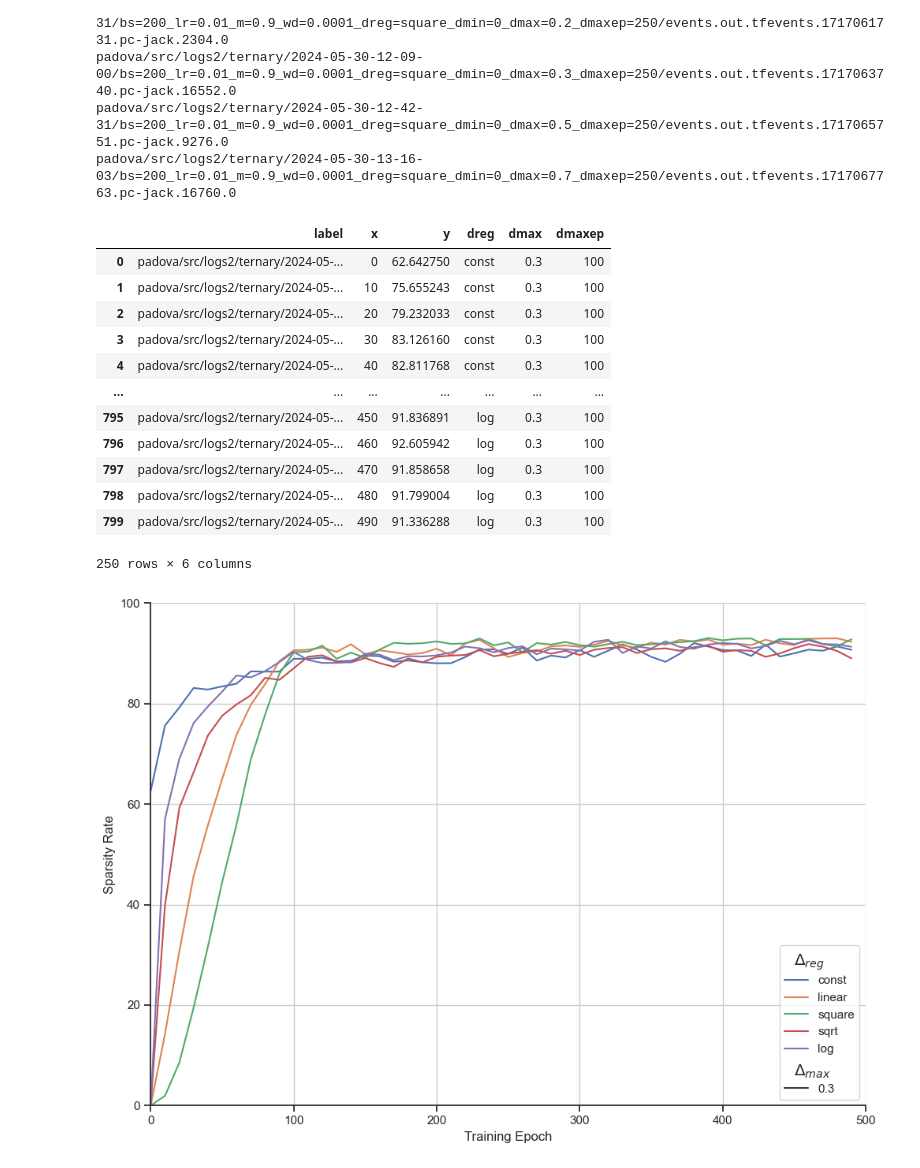
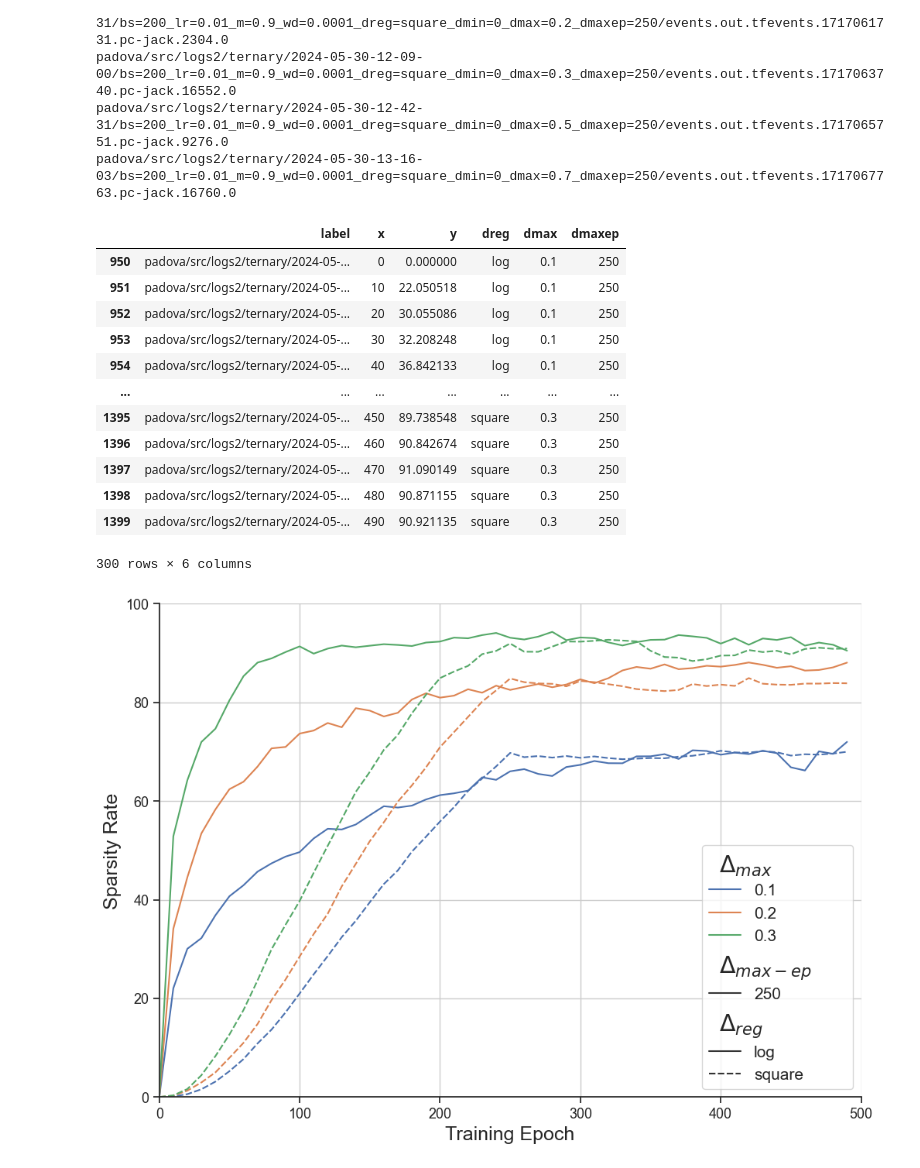
Before and after one commit to jackss011/gyro-classifier, a Jupyter notebook: charts2.ipynb, the cells around one changed output. Saved outputs shown, nothing was run; the diff lists cells and outputs as text; code cells hidden in the pictures.

```diff
--- a/charts2.ipynb
+++ b/charts2.ipynb
@@ -3,6 +3,7 @@ import math as m
 from pathlib import Path
 import pandas as pd
 from matplotlib import pyplot as plt
+import matplotlib
 import seaborn as sns
 import tensorflow as tf
 from tensorflow.python.summary.summary_iterator import summary_iterator
@@ -10,6 +11,10 @@ from tensorflow.python.summary.summary_iterator import summary_iterator
 custom_params = {"axes.spines.right": False, "axes.spines.top": False}
 sns.set_theme(style="ticks", rc=custom_params)
 plt.rcParams['figure.figsize'] = 11.7,8.27
+FONT_SIZE = 18
+plt.rcParams['font.size'] = FONT_SIZE
+matplotlib.rcParams['xtick.labelsize'] = 13
+matplotlib.rcParams['ytick.labelsize'] = 13
 # %%
 def get_scalar_run_tensorboard(tag, filepath):
     values, steps = [], []
@@ -63,7 +68,7 @@ def fix_legend(legend):
             make_it_title=False
 
         if make_it_title:
-            t.set_position((-30, -3))
+            t.set_position((-45, -3))
             t.set_fontweight("bold")
             t.set_fontsize('large')
 # %%
@@ -92,37 +97,43 @@ padova/src/logs2/ternary/2024-05-30-12-42-31/bs=200_lr=0.01_m=0.9_wd=0.0001_dreg
 padova/src/logs2/ternary/2024-05-30-13-16-03/bs=200_lr=0.01_m=0.9_wd=0.0001_dreg=square_dmin=0_dmax=0.7_dmaxep=250/events.out.tfevents.1717067763.pc-jack.16760.0
 # %%
 def filter_df(df):
+    df = df[df["dmaxep"] == 250]
+    df = df[df["dmax"].map(lambda x: x in ['0.2', '0.3', '0.1'])]
+    return df
+
+def filter_df2(df):
     df = df[df["dmaxep"] == 100]
-    return df[df["dmax"].map(lambda x: x in ['0.3'])]
+    df = df[df["dmax"].map(lambda x: x in ['0.3'])]
+    return df
 
 
 df1 = get_df(runs, 'weights/zeros')
 df1 = filter_df(df1)
 
 plt.grid()
-plt.ylabel("Sparsity Rate")
-plt.xlabel("Training Epoch")
+plt.ylabel("Sparsity Rate", fontsize=FONT_SIZE)
+plt.xlabel("Training Epoch", fontsize=FONT_SIZE)
 plt.ylim((0, 100))
 plt.xlim((0, 500))
-g = sns.lineplot(data=df1, x="x", y="y", hue="dreg", style="dmax", estimator=None)
+g = sns.lineplot(data=df1, x="x", y="y", hue="dmax", style="dreg", size="dmaxep", estimator=None, sizes=(1.5, 1.5))
 
-legend = g.legend()
+legend = g.legend(fontsize=15)
 fix_legend(legend)
 df1
 # %% [output]
 |  | label | x | y | dreg | dmax | dmaxep |
-| 0 | padova/src/logs2/ternary/2024-05-... | 0 | 62.642750 | const | 0.3 | 100 |
-| 1 | padova/src/logs2/ternary/2024-05-... | 10 | 75.655243 | const | 0.3 | 100 |
-| 2 | padova/src/logs2/ternary/2024-05-... | 20 | 79.232033 | const | 0.3 | 100 |
-| 3 | padova/src/logs2/ternary/2024-05-... | 30 | 83.126160 | const | 0.3 | 100 |
-| 4 | padova/src/logs2/ternary/2024-05-... | 40 | 82.811768 | const | 0.3 | 100 |
+| 950 | padova/src/logs2/ternary/2024-05-... | 0 | 0.000000 | log | 0.1 | 250 |
+| 951 | padova/src/logs2/ternary/2024-05-... | 10 | 22.050518 | log | 0.1 | 250 |
+| 952 | padova/src/logs2/ternary/2024-05-... | 20 | 30.055086 | log | 0.1 | 250 |
+| 953 | padova/src/logs2/ternary/2024-05-... | 30 | 32.208248 | log | 0.1 | 250 |
+| 954 | padova/src/logs2/ternary/2024-05-... | 40 | 36.842133 | log | 0.1 | 250 |
 | ... | ... | ... | ... | ... | ... | ... |
-| 795 | padova/src/logs2/ternary/2024-05-... | 450 | 91.836891 | log | 0.3 | 100 |
-| 796 | padova/src/logs2/ternary/2024-05-... | 460 | 92.605942 | log | 0.3 | 100 |
-| 797 | padova/src/logs2/ternary/2024-05-... | 470 | 91.858658 | log | 0.3 | 100 |
-| 798 | padova/src/logs2/ternary/2024-05-... | 480 | 91.799004 | log | 0.3 | 100 |
-| 799 | padova/src/logs2/ternary/2024-05-... | 490 | 91.336288 | log | 0.3 | 100 |
+| 1395 | padova/src/logs2/ternary/2024-05-... | 450 | 89.738548 | square | 0.3 | 250 |
+| 1396 | padova/src/logs2/ternary/2024-05-... | 460 | 90.842674 | square | 0.3 | 250 |
+| 1397 | padova/src/logs2/ternary/2024-05-... | 470 | 91.090149 | square | 0.3 | 250 |
+| 1398 | padova/src/logs2/ternary/2024-05-... | 480 | 90.871155 | square | 0.3 | 250 |
+| 1399 | padova/src/logs2/ternary/2024-05-... | 490 | 90.921135 | square | 0.3 | 250 |
-250 rows × 6 columns
+300 rows × 6 columns
-[figure, old version]
+[figure, new version]
 # %%
 df2 = get_df(runs, 'DELTA')
```
Also changed, not shown: parts of 1 cell of this notebook, 2 other files.
